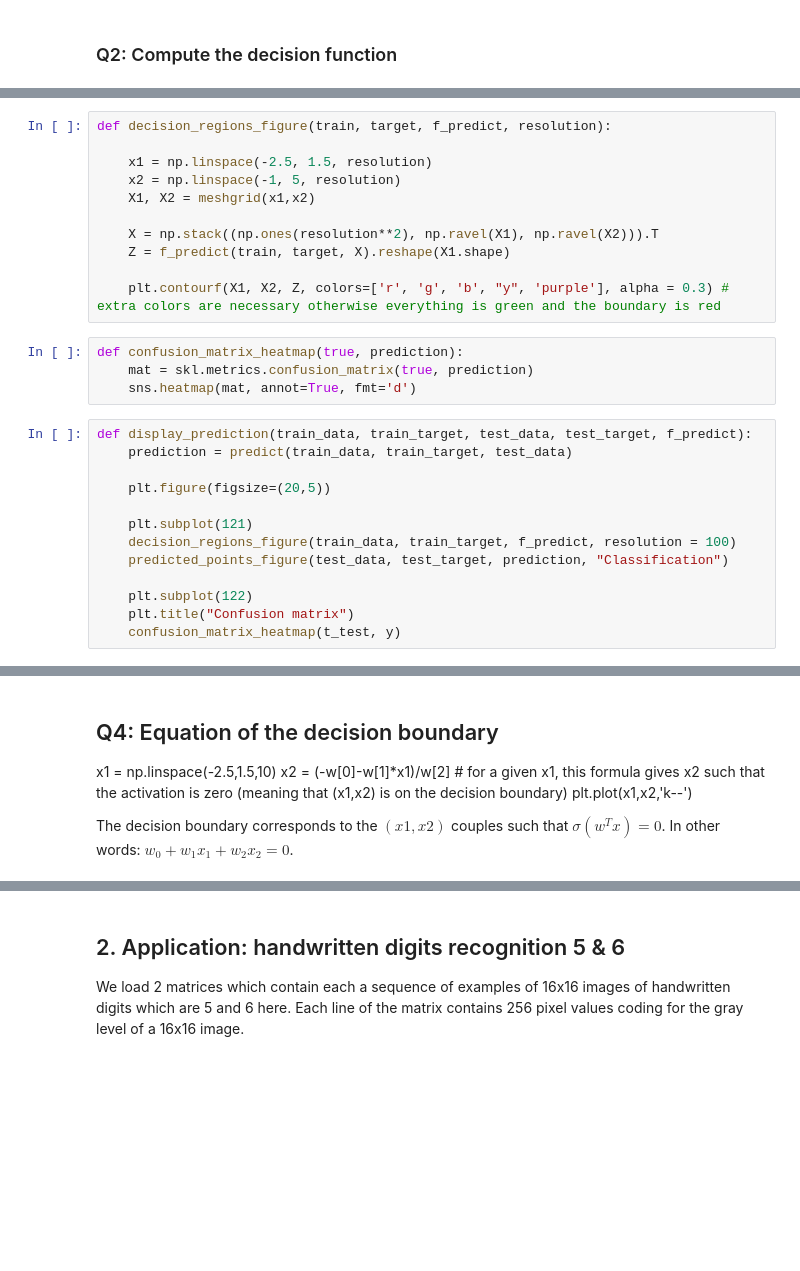
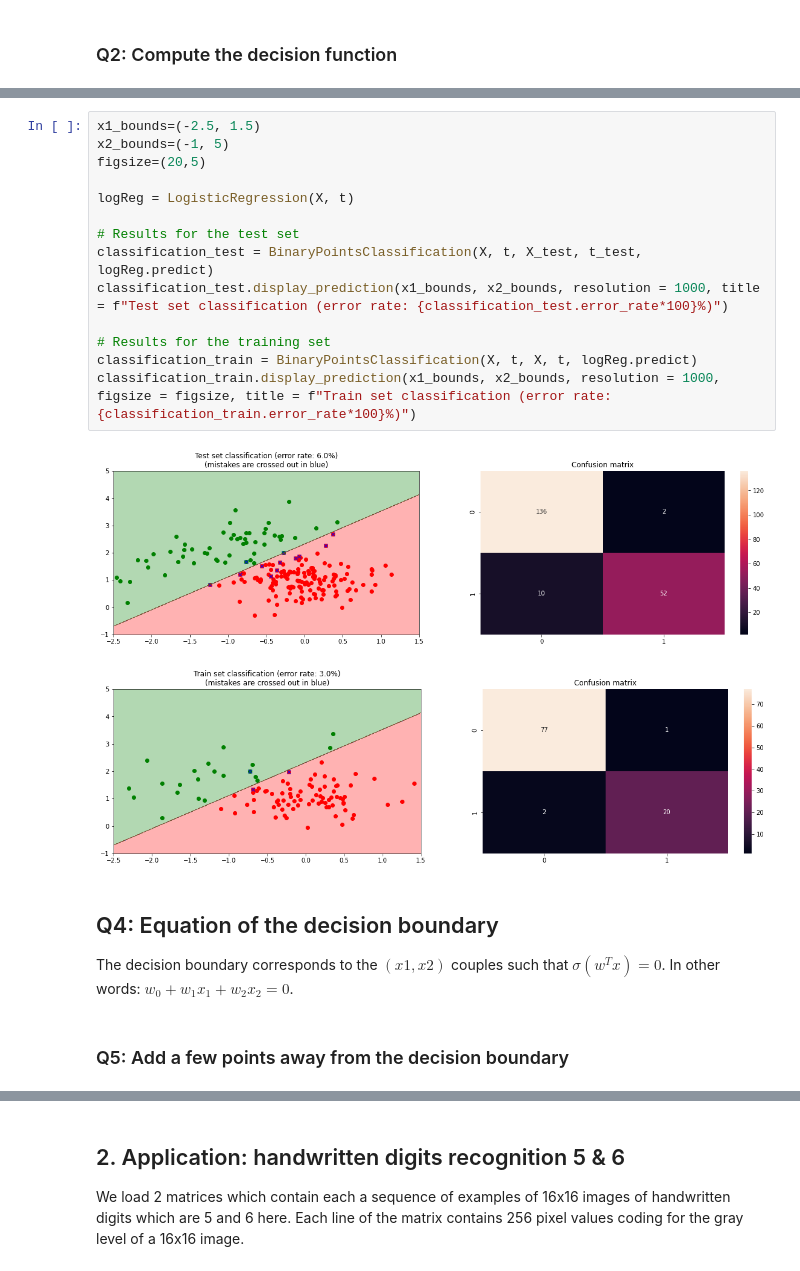
Before and after one commit to SnowHawkeye/sdia-labs, a Jupyter notebook: decision/tp3-logistic-regression/TP3_Salem_Salem.ipynb, the cells around one changed output, grey strips where cells are left out. Saved outputs shown, nothing was run; the diff lists cells and outputs as text; blank space fills up the shorter version.

Commit message:
DECISION - TP3 Exercise 1 done

```diff
--- a/decision/tp3-logistic-regression/TP3_Salem_Salem.ipynb
+++ b/decision/tp3-logistic-regression/TP3_Salem_Salem.ipynb
@@ -181,29 +159 @@ def predicted_points_figure(data, target, prediction, title):
-# %%
-def decision_regions_figure(train, target, f_predict, resolution):
-
-    x1 = np.linspace(-2.5, 1.5, resolution)
-    x2 = np.linspace(-1, 5, resolution)
-    X1, X2 = meshgrid(x1,x2)
-
-    X = np.stack((np.ones(resolution**2), np.ravel(X1), np.ravel(X2))).T
-    Z = f_predict(train, target, X).reshape(X1.shape)
-
-    plt.contourf(X1, X2, Z, colors=['r', 'g', 'b', "y", 'purple'], alpha = 0.3) # extra colors are necessary otherwise everything is green and the boundary is red
-# %%
-def confusion_matrix_heatmap(true, prediction):
-    mat = skl.metrics.confusion_matrix(true, prediction)
-    sns.heatmap(mat, annot=True, fmt='d')
-# %%
-def display_prediction(train_data, train_target, test_data, test_target, f_predict):
-    prediction = predict(train_data, train_target, test_data)
-
-    plt.figure(figsize=(20,5))
-
-    plt.subplot(121)
-    decision_regions_figure(train_data, train_target, f_predict, resolution = 100)
-    predicted_points_figure(test_data, test_target, prediction, "Classification")
-
-    plt.subplot(122)
-    plt.title("Confusion matrix")
-    confusion_matrix_heatmap(t_test, y)
 # %%
@@ -222,9 +252,24 @@ Error rate: 3.0 %
+# %%
+x1_bounds=(-2.5, 1.5)
+x2_bounds=(-1, 5)
+figsize=(20,5)
+
+logReg = LogisticRegression(X, t)
+
+# Results for the test set
+classification_test = BinaryPointsClassification(X, t, X_test, t_test, logReg.predict)
+classification_test.display_prediction(x1_bounds, x2_bounds, resolution = 1000, title = f"Test set classification (error rate: {classification_test.error_rate*100}%)")
+
+# Results for the training set
+classification_train = BinaryPointsClassification(X, t, X, t, logReg.predict)
+classification_train.display_prediction(x1_bounds, x2_bounds, resolution = 1000, figsize = figsize, title = f"Train set classification (error rate: {classification_train.error_rate*100}%)")
+# %% [output]
+[figure, added]
+[figure, added]
 # %% [markdown]
 ## Q4: Equation of the decision boundary
 
-x1 = np.linspace(-2.5,1.5,10)
-x2 = (-w[0]-w[1]*x1)/w[2] # for a given x1, this formula gives x2 such that the activation is zero (meaning that (x1,x2) is on the decision boundary)
-plt.plot(x1,x2,'k--')
-
 The decision boundary corresponds to the $(x1,x2)$ couples such that $\sigma(w^T x) = 0$. In other words:  $w_0 + w_1 x_1 + w_2 x_2 = 0 $.
+# %% [markdown]
+### Q5: Add a few points away from the decision boundary
 # %%
```
Also changed, not shown: parts of 18 cells of this notebook.
